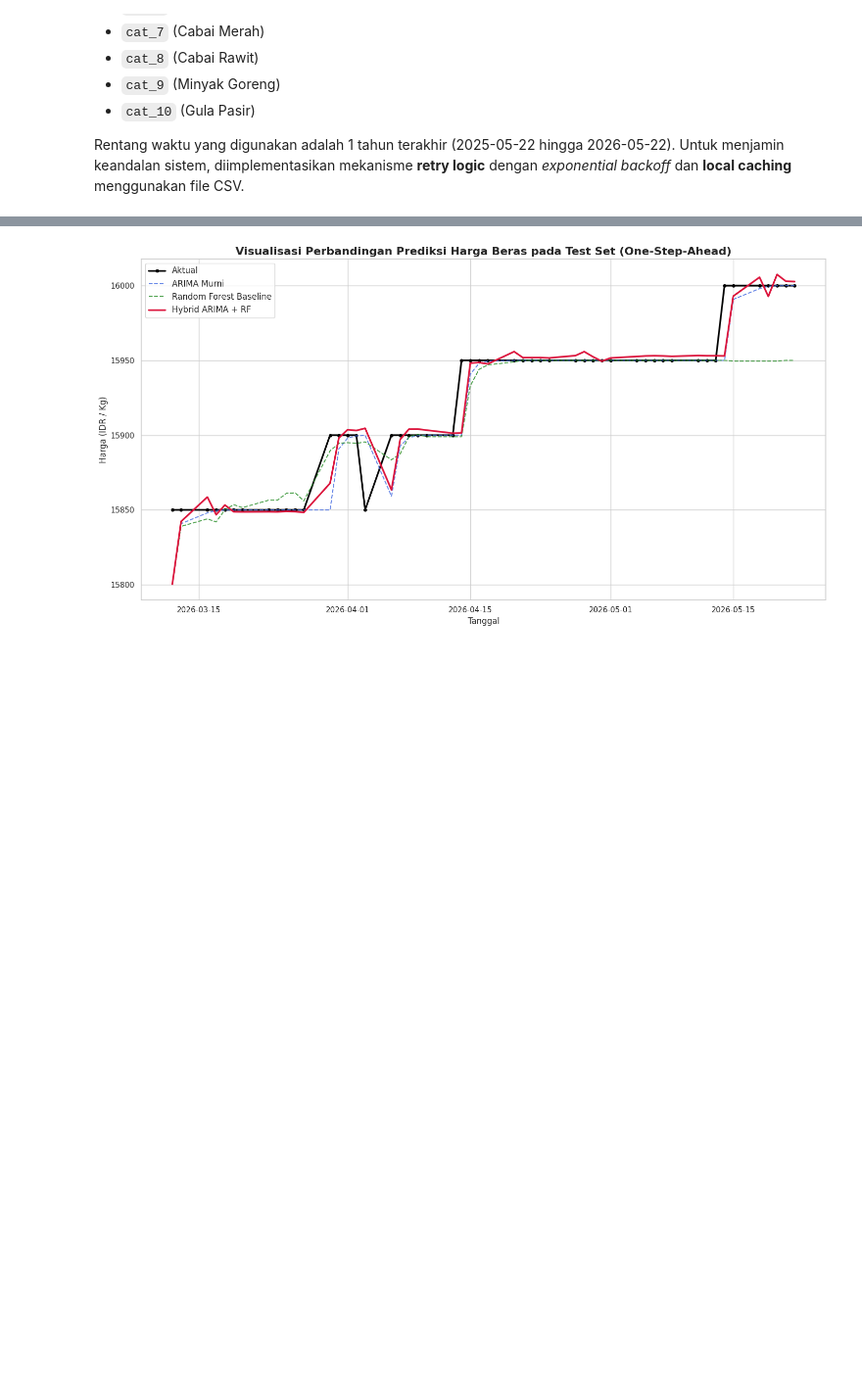
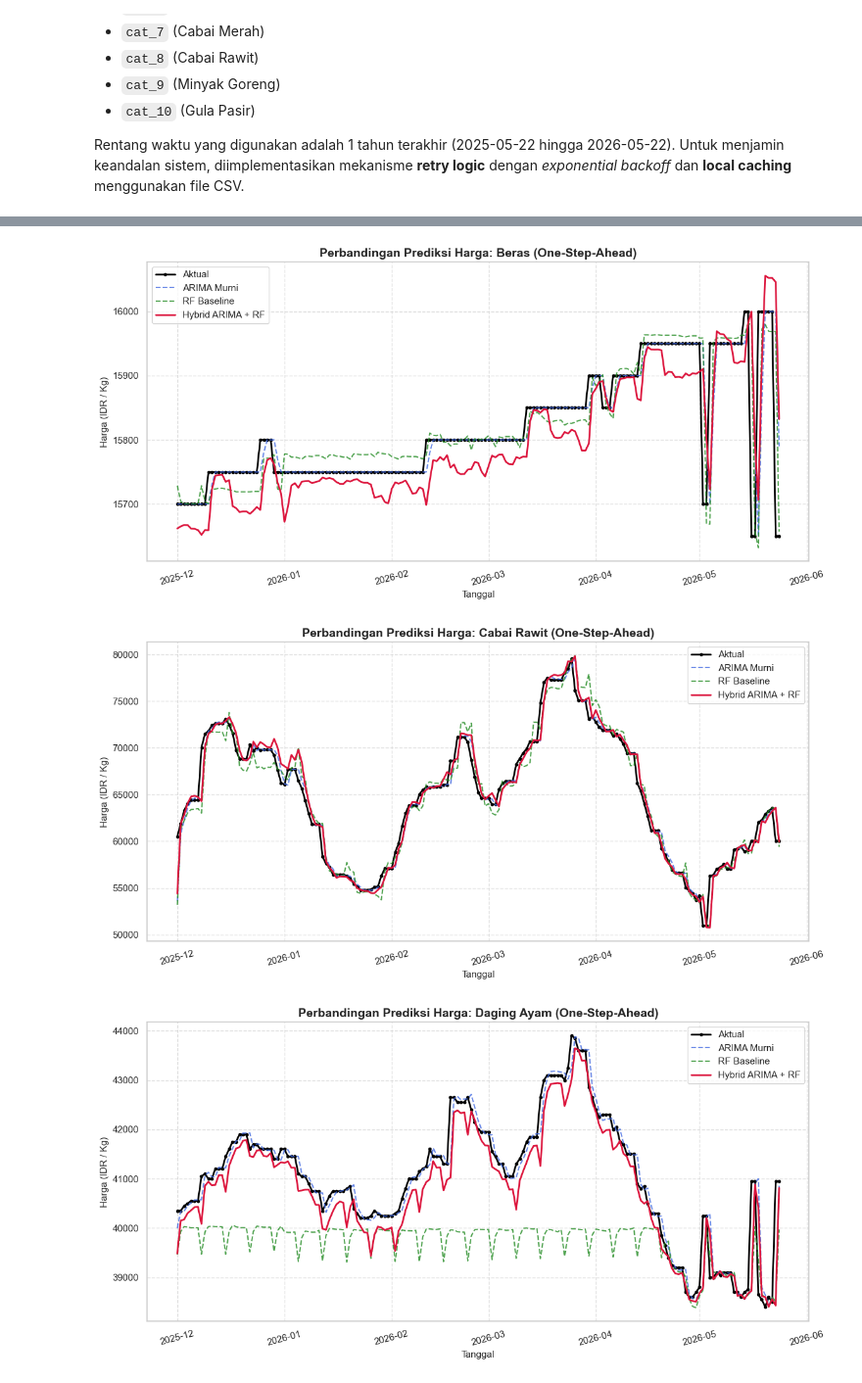
Before and after one commit to raflyherdianto/capstone-pijak, a Jupyter notebook: eksplorasi-model/Eksplorasi_Hybrid_ARIMA_Random_Forest.ipynb, the cells around one changed output, grey strips where cells are left out. Shown at 98% size. Cells and saved outputs as stored; diff of their text form; code cells hidden in the pictures; blank space fills up the shorter version.

```diff
--- a/eksplorasi-model/Eksplorasi_Hybrid_ARIMA_Random_Forest.ipynb
+++ b/eksplorasi-model/Eksplorasi_Hybrid_ARIMA_Random_Forest.ipynb
@@ -400,20 +245,0 @@ Metrik evaluasi:
-# %%
-def evaluate_predictions(y_true, y_pred):
-    mae = mean_absolute_error(y_true, y_pred)
-    rmse = np.sqrt(mean_squared_error(y_true, y_pred))
-    mape = np.mean(np.abs((y_true - y_pred) / y_true)) * 100
-    r2 = r2_score(y_true, y_pred)
-    return {"MAE": mae, "RMSE": rmse, "MAPE (%)": mape, "R2 Score": r2}
-
-metrics_arima = evaluate_predictions(df_test["Price"], df_test["arima_pred"])
-metrics_rf = evaluate_predictions(df_test["Price"], df_test["rf_baseline_pred"])
-metrics_hybrid = evaluate_predictions(df_test["Price"], df_test["hybrid_pred"])
-
-df_metrics = pd.DataFrame({
-    "ARIMA Murni": metrics_arima,
-    "Random Forest Baseline": metrics_rf,
-    "Hybrid ARIMA + RF": metrics_hybrid
-}).T
-
-print("Tabel Evaluasi Kinerja Model:")
-df_metrics.round(4)
@@ -426,16 +453,26 @@ Tabel Evaluasi Kinerja Model:
 # %%
-# Plot perbandingan hasil prediksi
-plt.figure(figsize=(15, 8))
-plt.plot(df_test.index, df_test["Price"], label="Aktual", color="black", linewidth=2.5, marker='o', markersize=4)
-plt.plot(df_test.index, df_test["arima_pred"], label="ARIMA Murni", color="royalblue", linestyle="--", alpha=0.8)
-plt.plot(df_test.index, df_test["rf_baseline_pred"], label="Random Forest Baseline", color="forestgreen", linestyle="--", alpha=0.8)
-plt.plot(df_test.index, df_test["hybrid_pred"], label="Hybrid ARIMA + RF", color="crimson", linewidth=2.5)
+# Visualisasi Kurva Prediksi vs Aktual untuk 4 Komoditas Kunci
+commodities_to_plot = ["Beras", "Cabai Rawit", "Daging Ayam", "Bawang Merah"]
 
-plt.title(f"Visualisasi Perbandingan Prediksi Harga {df_beras['Category'].iloc[0]} pada Test Set (One-Step-Ahead)", fontsize=16, fontweight='bold')
-plt.xlabel("Tanggal", fontsize=12)
-plt.ylabel("Harga (IDR / Kg)", fontsize=12)
-plt.legend(fontsize=12)
-plt.tight_layout()
-plt.show()
+for cat_name in commodities_to_plot:
+    if cat_name in predictions_dict:
+        df_pred = predictions_dict[cat_name]
+
+        plt.figure(figsize=(12, 6))
+        plt.plot(df_pred.index, df_pred["Price"], label="Aktual", color="black", linewidth=2, marker='o', markersize=3)
+        plt.plot(df_pred.index, df_pred["arima_pred"], label="ARIMA Murni", color="royalblue", linestyle="--", alpha=0.8)
+        plt.plot(df_pred.index, df_pred["rf_baseline_pred"], label="RF Baseline", color="forestgreen", linestyle="--", alpha=0.8)
+        plt.plot(df_pred.index, df_pred["hybrid_pred"], label="Hybrid ARIMA + RF", color="crimson", linewidth=2)
+
+        plt.title(f"Perbandingan Prediksi Harga: {cat_name} (One-Step-Ahead)", fontsize=14, fontweight='bold')
+        plt.xlabel("Tanggal", fontsize=11)
+        plt.ylabel("Harga (IDR / Kg)", fontsize=11)
+        plt.legend(fontsize=11)
+        plt.xticks(rotation=15)
+        plt.grid(True, linestyle="--", alpha=0.6)
+        plt.tight_layout()
+        plt.show()
 # %% [output]
-[figure, old version]
+[figure, new version]
+[figure, added]
+[figure, added]
```
Also changed, not shown: parts of 25 cells of this notebook, 16 other files.
